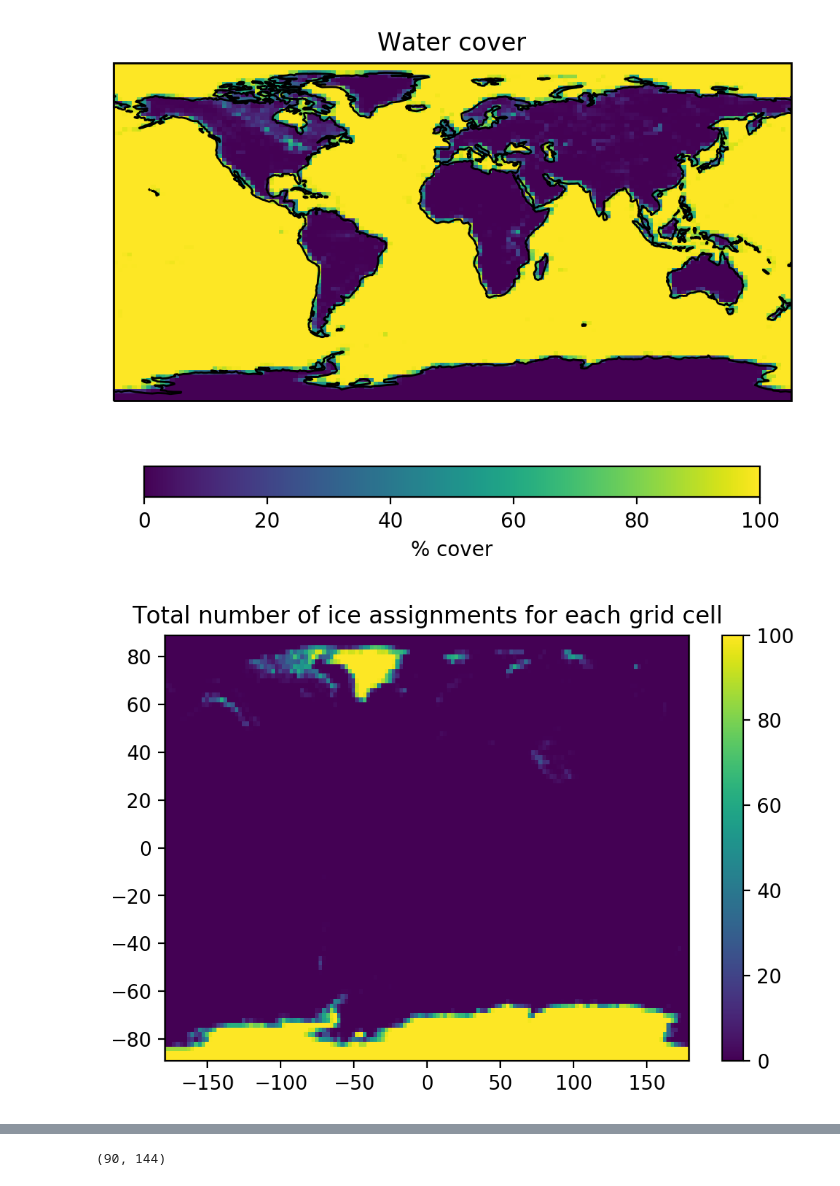
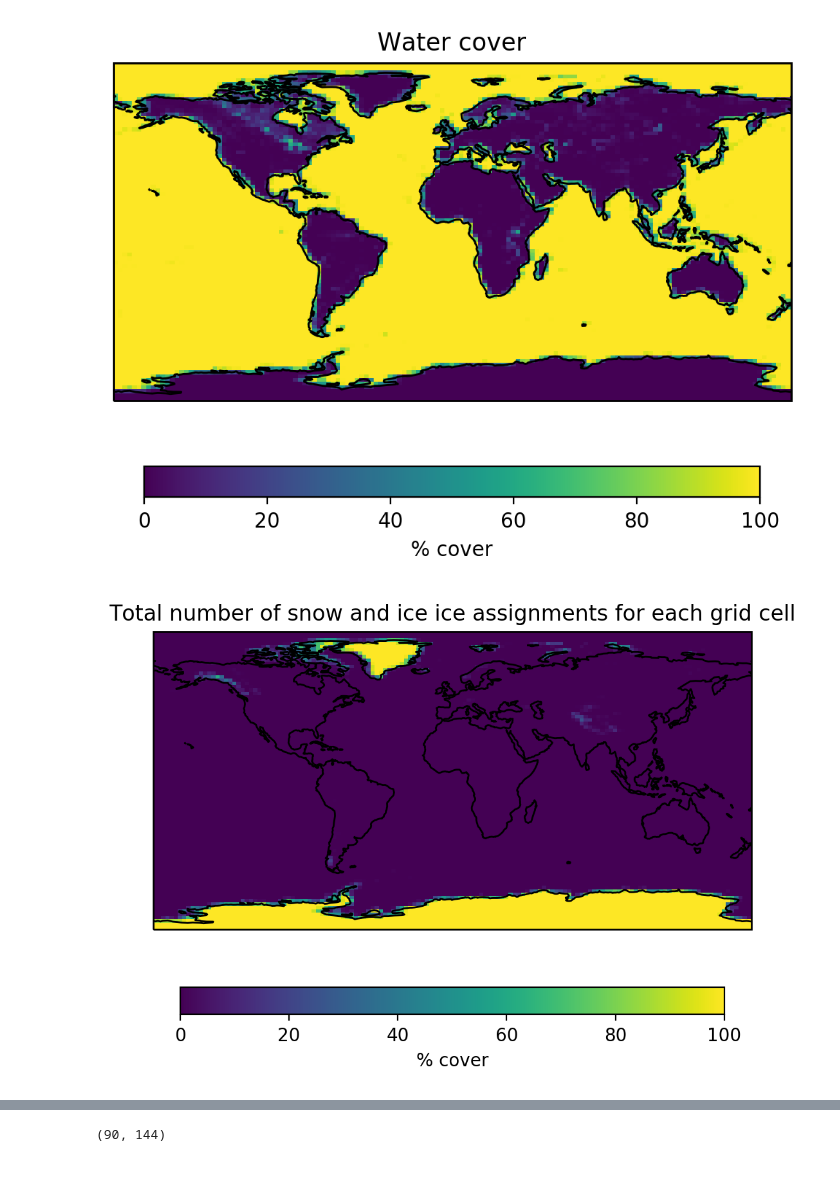
Before and after one commit to stevenjoelbrey/metSpread, a Jupyter notebook: Python/create_land_cover_grids.ipynb, the cells around one changed output, grey strips where cells are left out. Cells and saved outputs as stored; diff of their text form; code cells hidden in the pictures.

Commit message:
plots changed to show continents.

```diff
--- a/Python/create_land_cover_grids.ipynb
+++ b/Python/create_land_cover_grids.ipynb
@@ -274,12 +274,14 @@ plt.show()
 # %%
 # Show snow and ice
 plt.figure(dpi=200)
-plt.pcolor(LC_lon, LC_lat, LC_percent[15,:,:])
-plt.colorbar()
-plt.title("Total number of ice assignments for each grid cell")
+ax = plt.axes(projection=ccrs.PlateCarree())
+plt.pcolor(LC_lon, LC_lat, LC_percent[15,:,:], transform=ccrs.PlateCarree())
+ax.coastlines()
+plt.title("Total number of snow and ice ice assignments for each grid cell")
+plt.colorbar(orientation="horizontal", fraction=0.07, label="% cover")
 plt.show()
 # %% [output]
-[figure, old version]
+[figure, new version]
 # %%
 # Evergreen needle-lead forest
 plt.figure(dpi=200)
```
Also changed, not shown: parts of 4 cells of this notebook.
